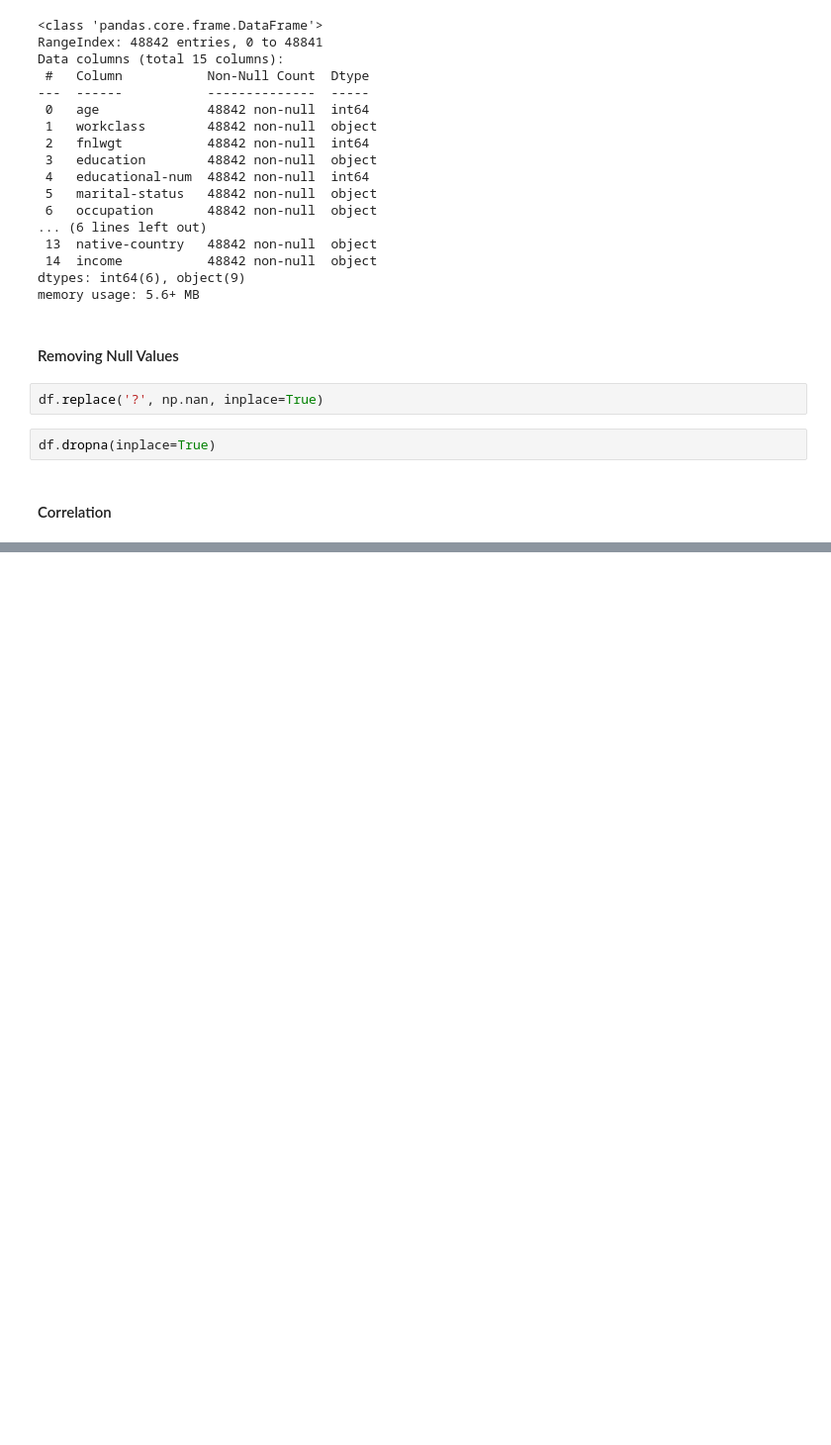
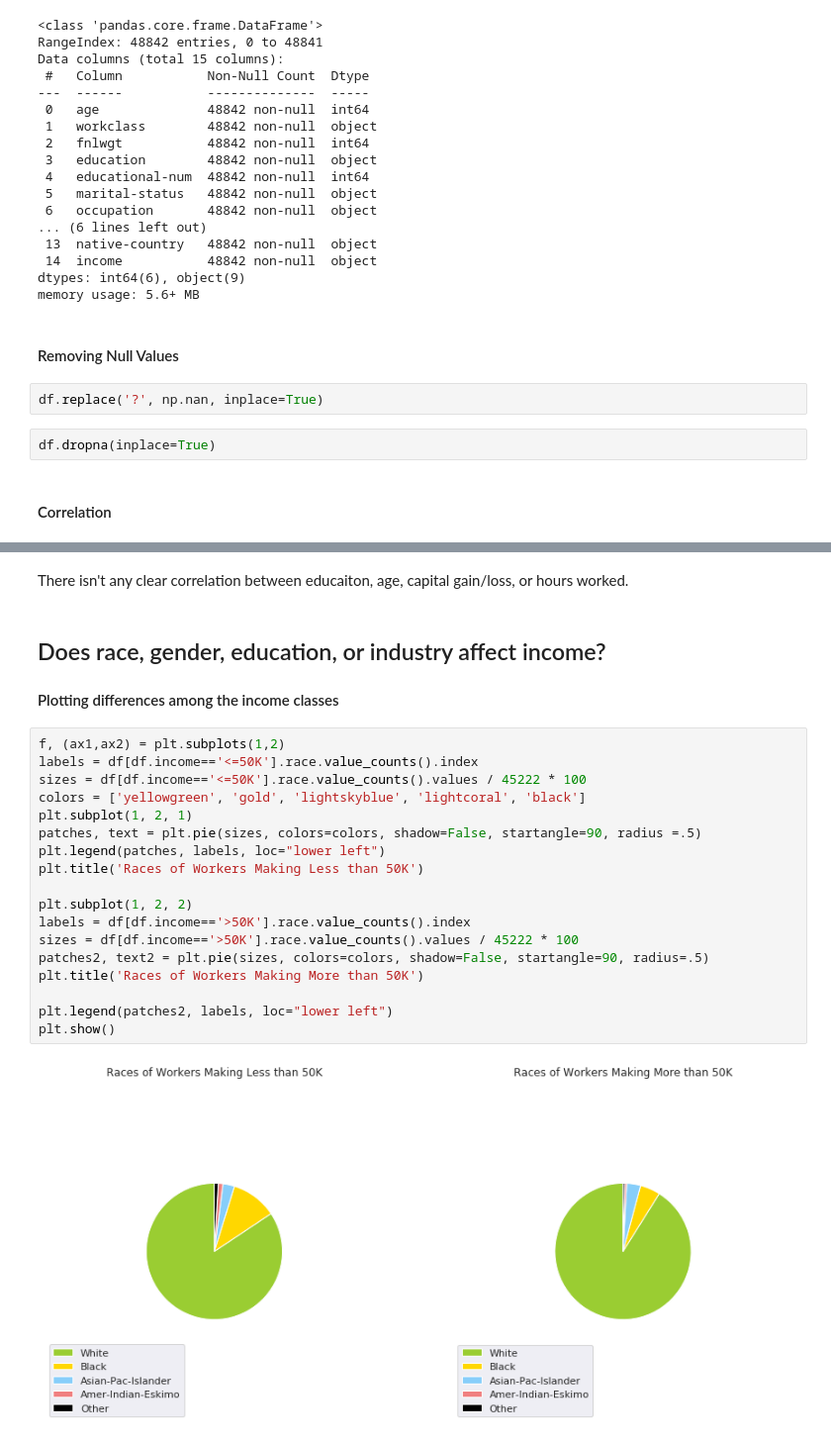
Before and after one commit to vizziviz/otherprojects, a Jupyter notebook: storytelling.ipynb, the cells around one changed output, grey strips where cells are left out. Shown at 99% size. Saved outputs shown, nothing was run; the diff lists cells and outputs as text; blank space fills up the shorter version.

```diff
--- a/storytelling.ipynb
+++ b/storytelling.ipynb
@@ -489,0 +111,25 @@ g.set_xticklabels?
+# %% [markdown]
+There isn't any clear correlation between educaiton, age, capital gain/loss, or hours worked.
+# %% [markdown]
+## Does race, gender, education, or industry affect income?
+#### Plotting differences among the income classes
+# %%
+f, (ax1,ax2) = plt.subplots(1,2)
+labels = df[df.income=='<=50K'].race.value_counts().index
+sizes = df[df.income=='<=50K'].race.value_counts().values / 45222 * 100
+colors = ['yellowgreen', 'gold', 'lightskyblue', 'lightcoral', 'black']
+plt.subplot(1, 2, 1)
+patches, text = plt.pie(sizes, colors=colors, shadow=False, startangle=90, radius =.5)
+plt.legend(patches, labels, loc="lower left")
+plt.title('Races of Workers Making Less than 50K')
+
+plt.subplot(1, 2, 2)
+labels = df[df.income=='>50K'].race.value_counts().index
+sizes = df[df.income=='>50K'].race.value_counts().values / 45222 * 100
+patches2, text2 = plt.pie(sizes, colors=colors, shadow=False, startangle=90, radius=.5)
+plt.title('Races of Workers Making More than 50K')
+
+plt.legend(patches2, labels, loc="lower left")
+plt.show()
+# %% [output]
+[figure, added]
```
Also changed, not shown: parts of 69 cells of this notebook.
